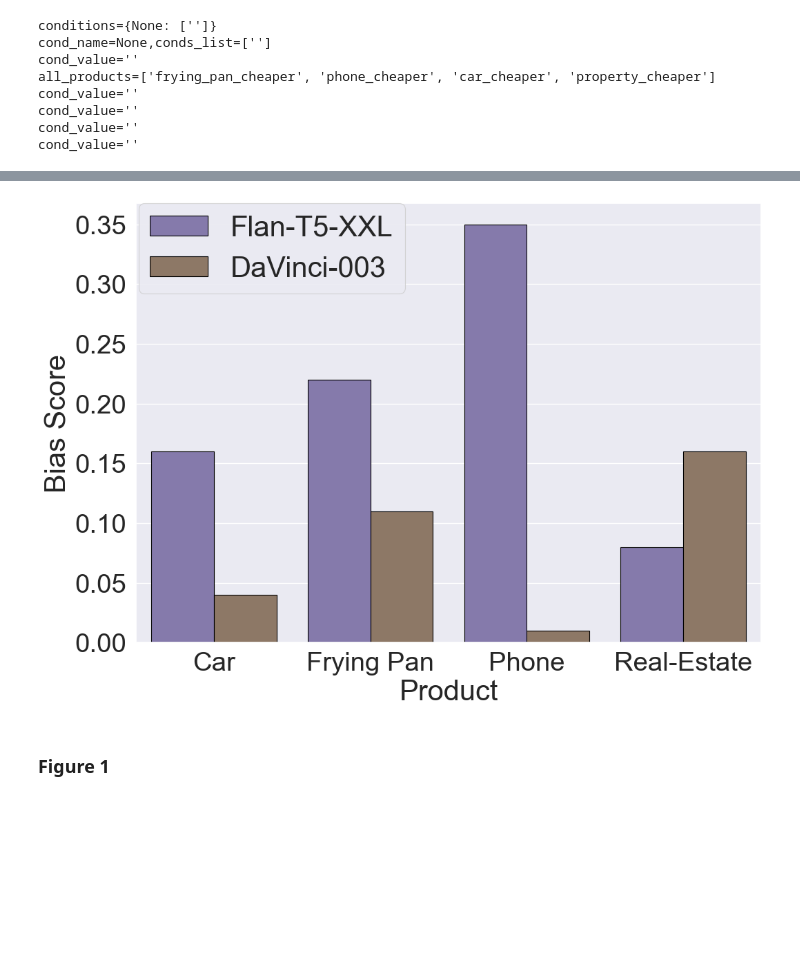
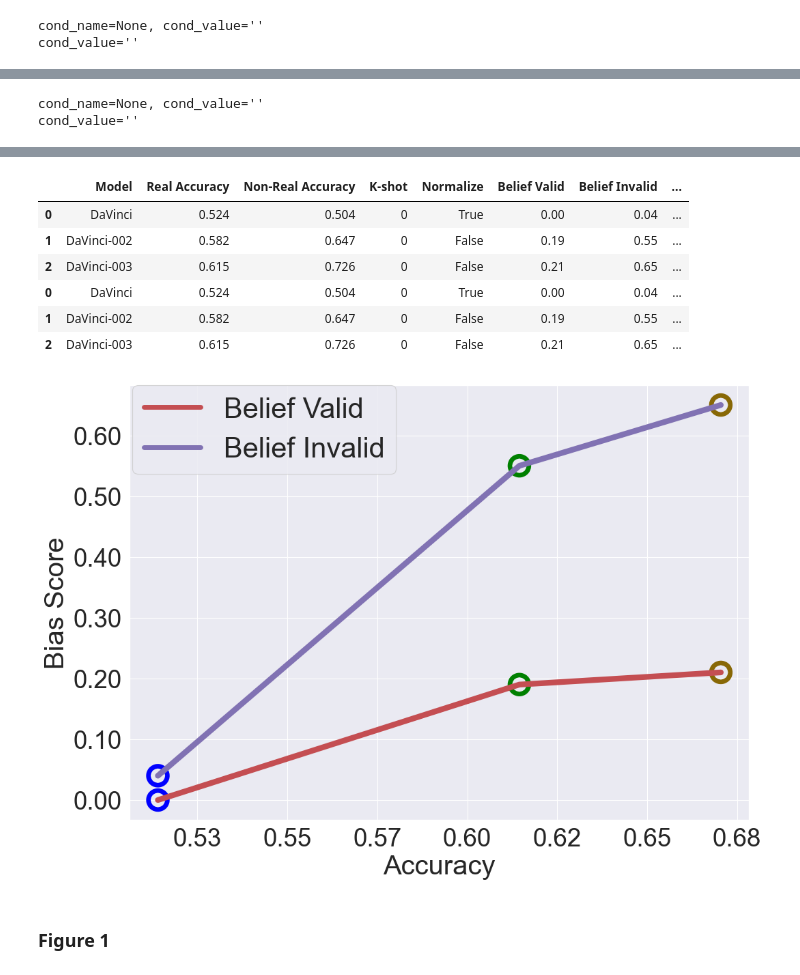
Before and after one commit to itay1itzhak/InstructedToBias, a Jupyter notebook: analysis_plots.ipynb, the cells around one changed output, grey strips where cells are left out. Saved outputs shown, nothing was run; the diff lists cells and outputs as text; code cells hidden in the pictures; blank space fills up the shorter version.

```diff
--- a/analysis_plots.ipynb
+++ b/analysis_plots.ipynb
@@ -235,17 +235,23 @@ def get_figure(figure_name,whole_res,x_axis,plot_type,hue):
     # take colors 2 and 3 from the palette, and reverse the order
     #bar_palette =  sns.color_palette()[8:10]#[::-1]#[2:10]#[::-1] # model size bar plot
     bar_palette =  sns.color_palette()[4:11]#[::-1]#[2:10]#[::-1] # model size bar plot
-    #line_palette =  sns.color_palette()[3:10]#[::-1]#[2:10]#[::-1]
+    line_palette =  sns.color_palette()[3:10]#[::-1]#[2:10]#[::-1] # acc vs bias belief
     #line_palette =  sns.color_palette() # format few-shot
-    line_palette =  sns.color_palette()[1:10] # task few-shot
+    #line_palette =  sns.color_palette()[1:10] # task few-shot
     # {"Adelie":"tab:cyan",
     #         "Gentoo":"tab:orange",
     #         "Chinstrap":"tab:purple"}
     if plot_type == "bar":
         sns.barplot(data=whole_res, x=x_axis, y="Bias Score", hue=hue, errorbar=('ci', 95), palette=bar_palette, errwidth=3, edgecolor="black")
     else:
+        # sns.lineplot(
+        #     data=whole_res,x=x_axis, y="Bias Score", hue=hue, markers=True, dashes=False, palette=line_palette, err_style="band", legend="full", linewidth=6,sort=False)
+        # line plot with a dot for each point
         sns.lineplot(
-            data=whole_res,x=x_axis, y="Bias Score", hue=hue, markers=True, dashes=False, palette=line_palette, err_style="band", legend="full", linewidth=6,sort=False)
+            data=whole_res,x=x_axis, y="Bias Score", hue=hue, markers=True, dashes=False, palette=line_palette, err_style="bars", legend="full", linewidth=6,sort=False)
+        if x_axis == "Accuracy": # marking the models in the accuracy vs. bias in belief analysis
+            sns.scatterplot(data=whole_res, x=x_axis, y="Bias Score",hue=hue, legend=False, linewidth=20, edgecolor=['blue','green',sns.xkcd_rgb['muddy brown']])
+
     plt.gca().yaxis.set_major_formatter('{:.2f}'.format)
     if x_axis == "Accuracy":
         plt.gca().xaxis.set_major_formatter('{:.2f}'.format)
@@ -256,6 +262,8 @@ def get_figure(figure_name,whole_res,x_axis,plot_type,hue):
     #plt.legend(bbox_to_anchor=(0.38, 0.90), borderaxespad=0,fontsize=25) # format few-shot
     #plt.legend(bbox_to_anchor=(0.25, 0.80), borderaxespad=0,fontsize=25) # task few-shot
     #plt.tight_layout()
+
+
 
     plt.savefig(figure_name, bbox_inches='tight')
 
@@ -268,9 +276,9 @@ def get_figure(figure_name,whole_res,x_axis,plot_type,hue):
 #models = "davinci,text-davinci-002,text-davinci-003,gpt-4-0314,t5-v1_1-xl,flan-t5-xl,t5-v1_1-xxl,flan-t5-xxl".split(',')
 #models = "davinci,text-davinci-002,text-davinci-003,t5-v1_1-xxl,flan-t5-xxl".split(',')
 #models = "t5-v1_1-xxl,flan-t5-xxl".split(',')
-#models = "davinci,text-davinci-002,text-davinci-003".split(',')
+models = "davinci,text-davinci-002,text-davinci-003".split(',')
 #models = "flan-t5-xl,flan-t5-xxl".split(',')
-models = "text-davinci-003,flan-t5-xxl".split(',')
+#models = "text-davinci-003,flan-t5-xxl".split(',')
 #models = "flan-t5-xxl".split(',')
 #models = "text-davinci-003".split(',')
 #models = "flan-t5-xxl".split(',')
@@ -282,17 +290,17 @@ models += [translation_dict[model] for model in models]
 
 figure_name = f"Figures/testing.pdf"#f"Figures/testing_{models}.pdf"
 k_shot = -1 # -1 for all
-x_axis = "Product"#"Bias"#"Accuracy"#"Model"###"Bias Type" #"Model"#"K-shot"#"Model"###"Price"#####"Model"# #"Prize"# # #  #
+x_axis = "Accuracy"#"Product"#"Bias"##"Model"###"Bias Type" #"Model"#"K-shot"#"Model"###"Price"#####"Model"# #"Prize"# # #  #
 certainty_convert_prize_to_utility_gap = False
 print_options_percentages = False
 print_products_table = False
-plot_type = "bar"#"line"
-hue = "Model"#"Bias"#
+plot_type = "line"#"bar"
+hue = "Bias"#"Model"
 #all_biases = ["Decoy Expensive","Decoy Cheaper","Certainty","Belief Valid","Belief Invalid"]
 #all_biases = ["Decoy Cheaper","Decoy Expensive"]
-all_biases = ["Decoy Cheaper"]
+#all_biases = ["Decoy Cheaper"]
 #all_biases = ["Decoy Expensive"]
-#all_biases = ["Belief Valid","Belief Invalid"]
+all_biases = ["Belief Valid","Belief Invalid"]
 #all_biases = ["Certainty"]
 
 # Biases parameters
@@ -306,7 +314,7 @@ decoy_group_by = ["model","Product","k_shot","normalize"]#["model","k_shot","nor
 #conditions_lists = {"Prize":["800", "850", "1300", "2400", "2500", "2600", "4800","1000_two_probs","2000_two_probs","3000_two_probs","4000_two_probs","5000_two_probs"]}
 #conditions_lists = {"Prize":["1300", "2400", "2500", "2600","1000_two_probs","2000_two_probs","3000_two_probs","4000_two_probs"]}
 conditions_lists = {None:[""]}
-belief_group_by = ["model", "k_shot","normalize"]#["model", "k_shot","normalize", "Few Shot Type"] ##["model", "Real Accuracy", "Non-Real Accuracy", "k_shot","normalize"] # #
+belief_group_by = ["model", "Real Accuracy", "Non-Real Accuracy", "k_shot","normalize"]#["model", "k_shot","normalize"]#["model", "k_shot","normalize", "Few Shot Type"]
 group_by = ["model","k_shot","normalize"]#["model", "Prize","k_shot","normalize"]#
 normlize = None # None is for nothing
 all_belief_format_shot = [False]#[True,False]# # True is for technical format few shot
@@ -370,11 +378,5 @@ except Exception as e:
     print("Failed to save figure")
     pass
 # %% [output]
-conditions={None: ['']}
-cond_name=None,conds_list=['']
+cond_name=None, cond_value=''
 cond_value=''
-all_products=['frying_pan_cheaper', 'phone_cheaper', 'car_cheaper', 'property_cheaper']
-cond_value=''
-cond_value=''
-cond_value=''
-cond_value=''
@@ -389,0 +387,2 @@ cond_value=''
+cond_name=None, cond_value=''
+cond_value=''
@@ -399,4 +393,11 @@ cond_value=''
+|  | Model | Real Accuracy | Non-Real Accuracy | K-shot | Normalize | Belief Valid | Belief Invalid | ... |
+| 0 | DaVinci | 0.524 | 0.504 | 0 | True | 0.00 | 0.04 | ... |
+| 1 | DaVinci-002 | 0.582 | 0.647 | 0 | False | 0.19 | 0.55 | ... |
+| 2 | DaVinci-003 | 0.615 | 0.726 | 0 | False | 0.21 | 0.65 | ... |
+| 0 | DaVinci | 0.524 | 0.504 | 0 | True | 0.00 | 0.04 | ... |
+| 1 | DaVinci-002 | 0.582 | 0.647 | 0 | False | 0.19 | 0.55 | ... |
+| 2 | DaVinci-003 | 0.615 | 0.726 | 0 | False | 0.21 | 0.65 | ... |
-[figure, old version]
+[figure, new version]
 # %% [markdown]
 ### Figure 1
 # %%
```
Also changed, not shown: parts of 1 cell of this notebook, 9 other files.
